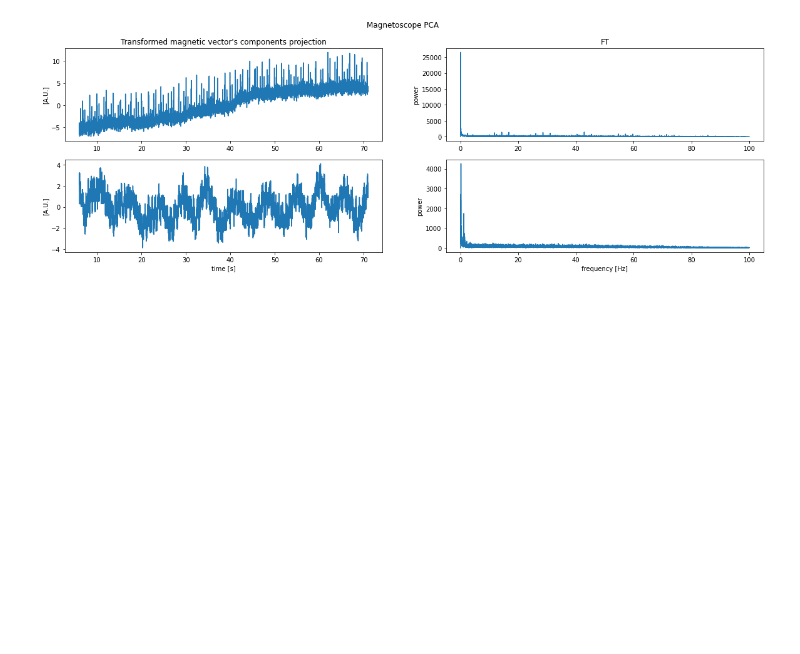
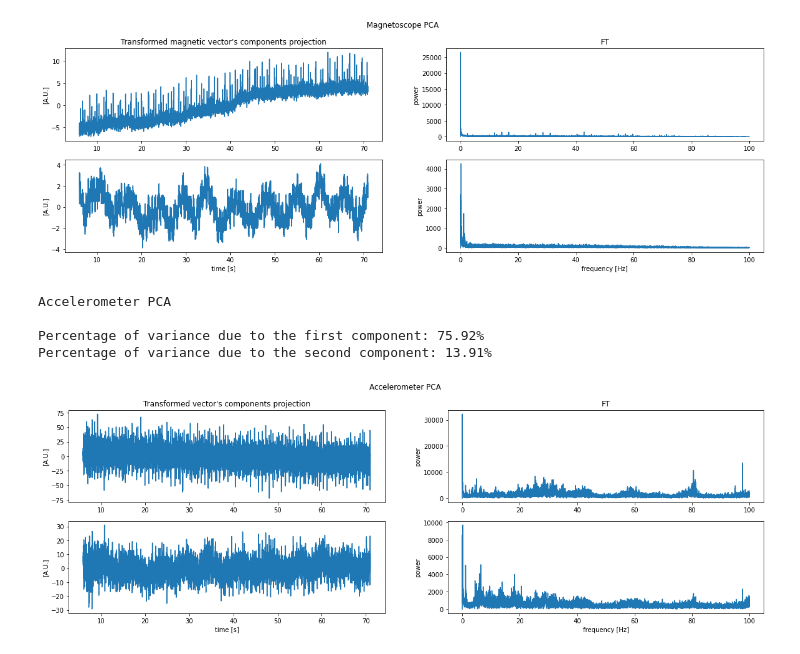
Before and after one commit to zanocrate/LCP_projects_Y4, a Jupyter notebook: Raffo_draft2.ipynb, the cells around one changed output. Drawn from its saved outputs; the diff is of its cells as text; code cells hidden in the pictures; blank space fills up the shorter version.

Commit message:
funzione per pulire i dati e funzione per la PCA

```diff
--- a/Raffo_draft2.ipynb
+++ b/Raffo_draft2.ipynb
@@ -215,0 +216,47 @@ def clean_up(data_frame, sensor):
+# %%
+def PCA_plot (data_frame,sensor,title):
+
+    #funzione che plotta le componenti della PCA e la sua FT
+    #title is a string
+    #sensor vuole qualcosa del tipo "acc_columns = ['AccX','AccY','AccZ']"
+
+    sampling_rate = 200
+    sample_spacing = 1/sampling_rate
+
+    pca=PCA(n_components=2)
+    pca.fit(data_frame[sensor])
+
+    sensorT=pca.transform(data_frame[sensor])
+
+    sensorT_FT1=fft.fft(sensorT[:,0])
+    sensorT_FT2=fft.fft(sensorT[:,1])
+    sensorT_FT_freq=fft.fftfreq(sensorT[:,0].size,sample_spacing)
+    N = int(sensorT_FT_freq.size/2)
+
+    with plt.rc_context({"figure.figsize" : (20,6)}):
+        fig,axs = plt.subplots(2,2)
+        fig.suptitle(title)
+        axs[0,0].plot(data_frame.index,sensorT[:,0])
+        axs[0,0].set_title("Transformed vector's components projection")
+        axs[0,0].set_ylabel('[A.U.]')
+        axs[0,1].plot(sensorT_FT_freq[:N],np.abs(sensorT_FT1[:N]))
+        axs[0,1].set_title("FT")
+        axs[0,1].set_ylabel('power')
+        axs[1,0].plot(data_frame.index,sensorT[:,1])
+        axs[1,0].set_xlabel('time [s]')
+        axs[1,0].set_ylabel('[A.U.]')
+        axs[1,1].plot(sensorT_FT_freq[:N],np.abs(sensorT_FT2[:N]))
+        axs[1,1].set_xlabel('frequency [Hz]')
+        axs[1,1].set_ylabel('power')
+
+    print(title,'\n')
+    print("Percentage of variance due to the first component: {:.2%}".format(pca.explained_variance_ratio_[0]))
+    print("Percentage of variance due to the second component: {:.2%}".format(pca.explained_variance_ratio_[1]))
+# %%
+PCA_plot(data,acc_columns,'Accelerometer PCA')
+# %% [output]
+Accelerometer PCA
+
+Percentage of variance due to the first component: 75.92%
+Percentage of variance due to the second component: 13.91%
+[figure, added]
```
Also changed, not shown: parts of 2 cells of this notebook.
